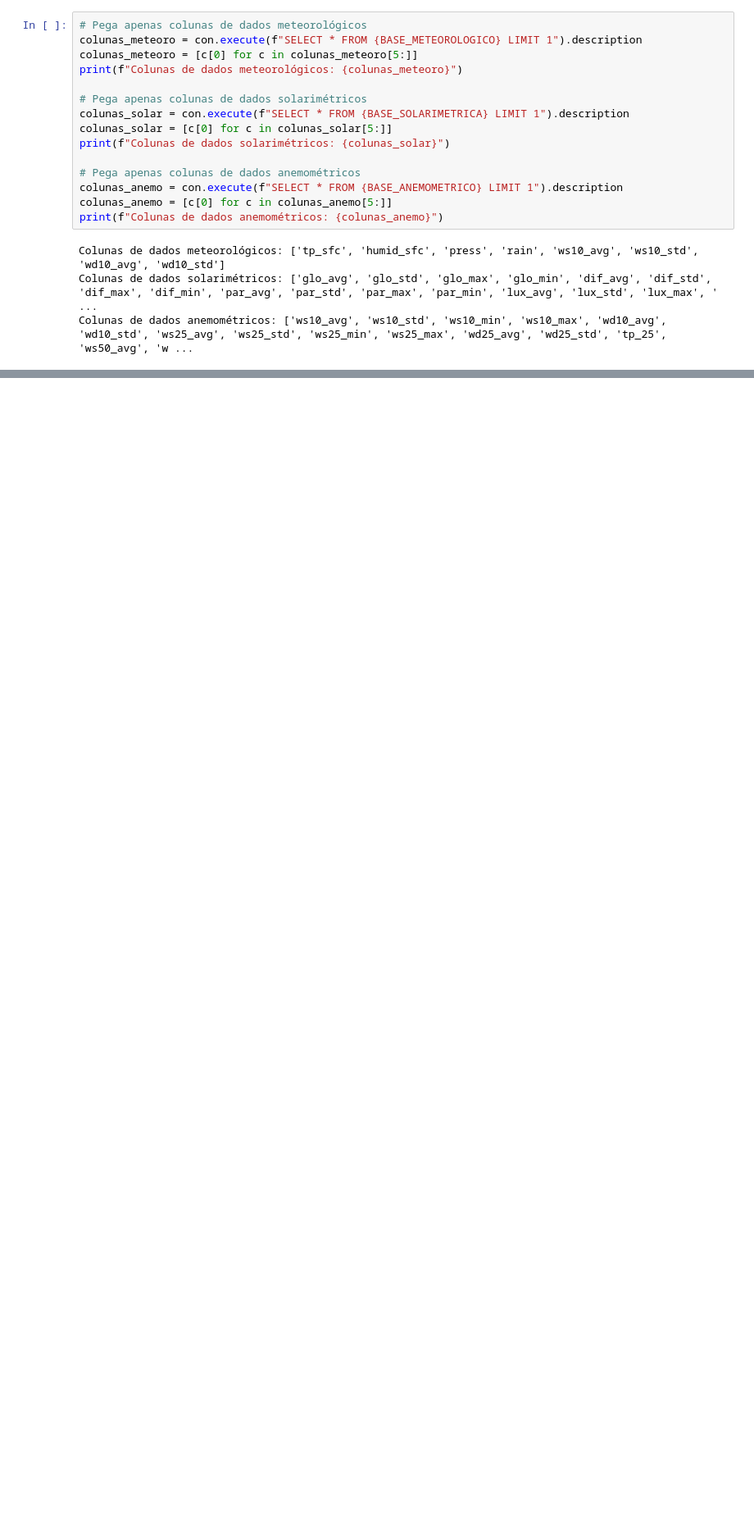
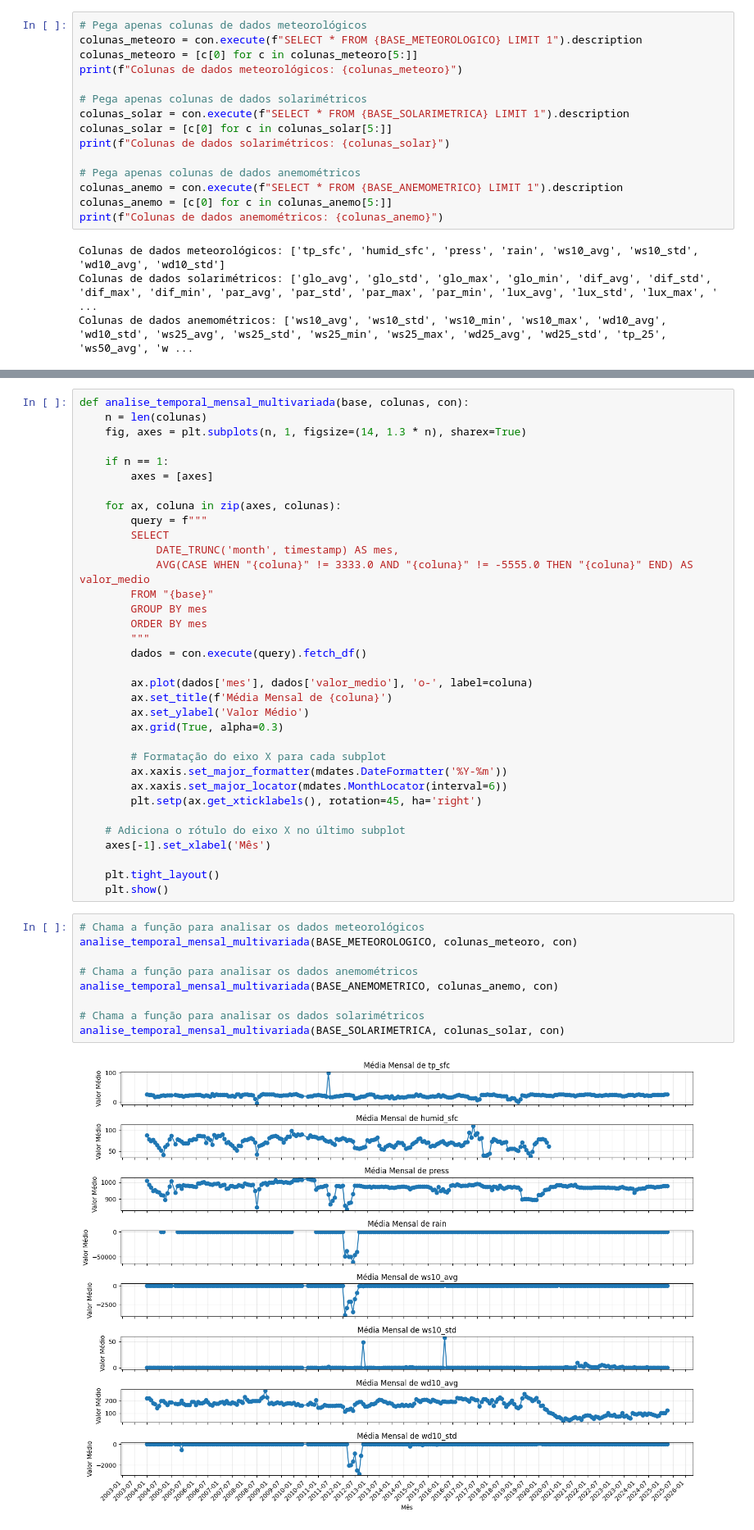
Before and after one commit to labren/sonda-curadoria, a Jupyter notebook: analise_exploratoria.ipynb, the cells around one changed output, grey strips where cells are left out. Shown at 82% size. Cells and saved outputs as stored; diff of their text form; blank space fills up the shorter version.

```diff
--- a/analise_exploratoria.ipynb
+++ b/analise_exploratoria.ipynb
@@ -272,0 +266,45 @@ verificar_dados_invalidos(BASE_ANEMOMETRICO, colunas_anemo)
+# %%
+def analise_temporal_mensal_multivariada(base, colunas, con):
+    n = len(colunas)
+    fig, axes = plt.subplots(n, 1, figsize=(14, 1.3 * n), sharex=True)
+
+    if n == 1:
+        axes = [axes]
+
+    for ax, coluna in zip(axes, colunas):
+        query = f"""
+        SELECT
+            DATE_TRUNC('month', timestamp) AS mes,
+            AVG(CASE WHEN "{coluna}" != 3333.0 AND "{coluna}" != -5555.0 THEN "{coluna}" END) AS valor_medio
+        FROM "{base}"
+        GROUP BY mes
+        ORDER BY mes
+        """
+        dados = con.execute(query).fetch_df()
+
+        ax.plot(dados['mes'], dados['valor_medio'], 'o-', label=coluna)
+        ax.set_title(f'Média Mensal de {coluna}')
+        ax.set_ylabel('Valor Médio')
+        ax.grid(True, alpha=0.3)
+
+        # Formatação do eixo X para cada subplot
+        ax.xaxis.set_major_formatter(mdates.DateFormatter('%Y-%m'))
+        ax.xaxis.set_major_locator(mdates.MonthLocator(interval=6))
+        plt.setp(ax.get_xticklabels(), rotation=45, ha='right')
+
+    # Adiciona o rótulo do eixo X no último subplot
+    axes[-1].set_xlabel('Mês')
+
+    plt.tight_layout()
+    plt.show()
+# %%
+# Chama a função para analisar os dados meteorológicos
+analise_temporal_mensal_multivariada(BASE_METEOROLOGICO, colunas_meteoro, con)
+
+# Chama a função para analisar os dados anemométricos
+analise_temporal_mensal_multivariada(BASE_ANEMOMETRICO, colunas_anemo, con)
+
+# Chama a função para analisar os dados solarimétricos
+analise_temporal_mensal_multivariada(BASE_SOLARIMETRICA, colunas_solar, con)
+# %% [output]
+[figure, added]
```
Also changed, not shown: parts of 18 cells of this notebook.
